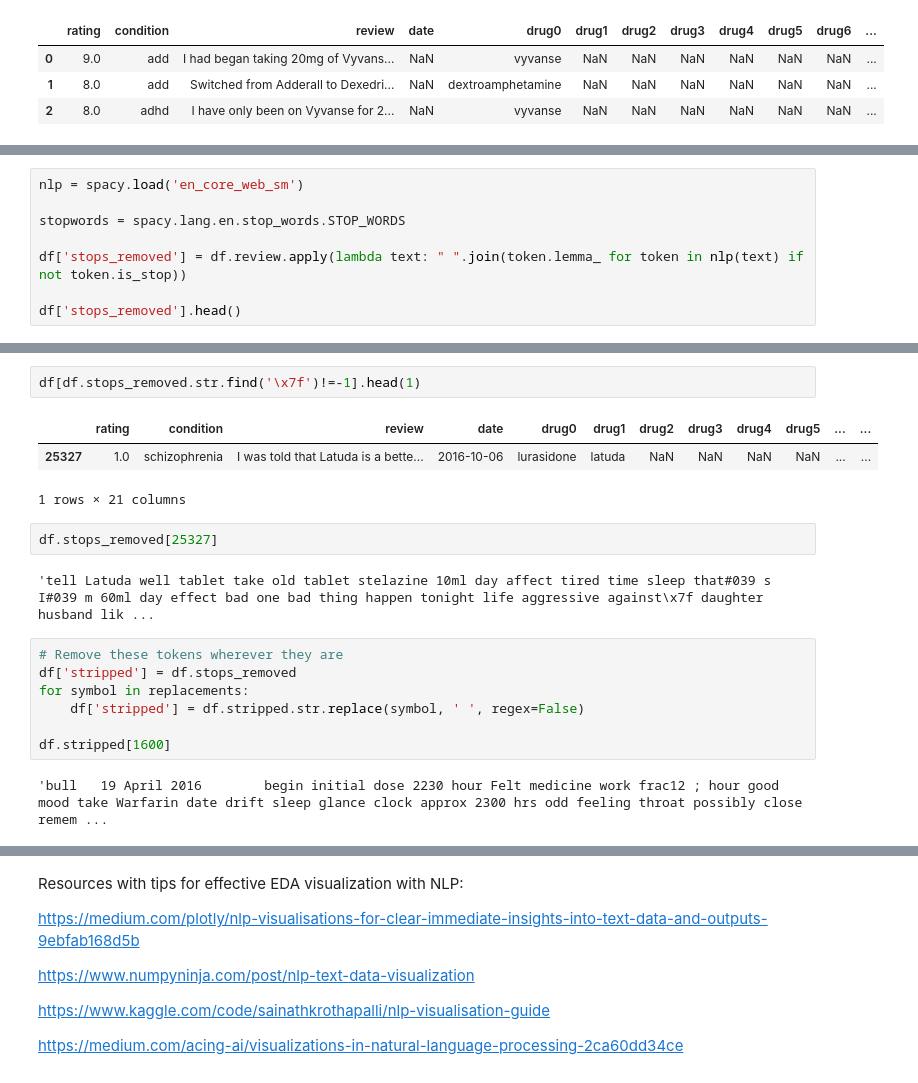
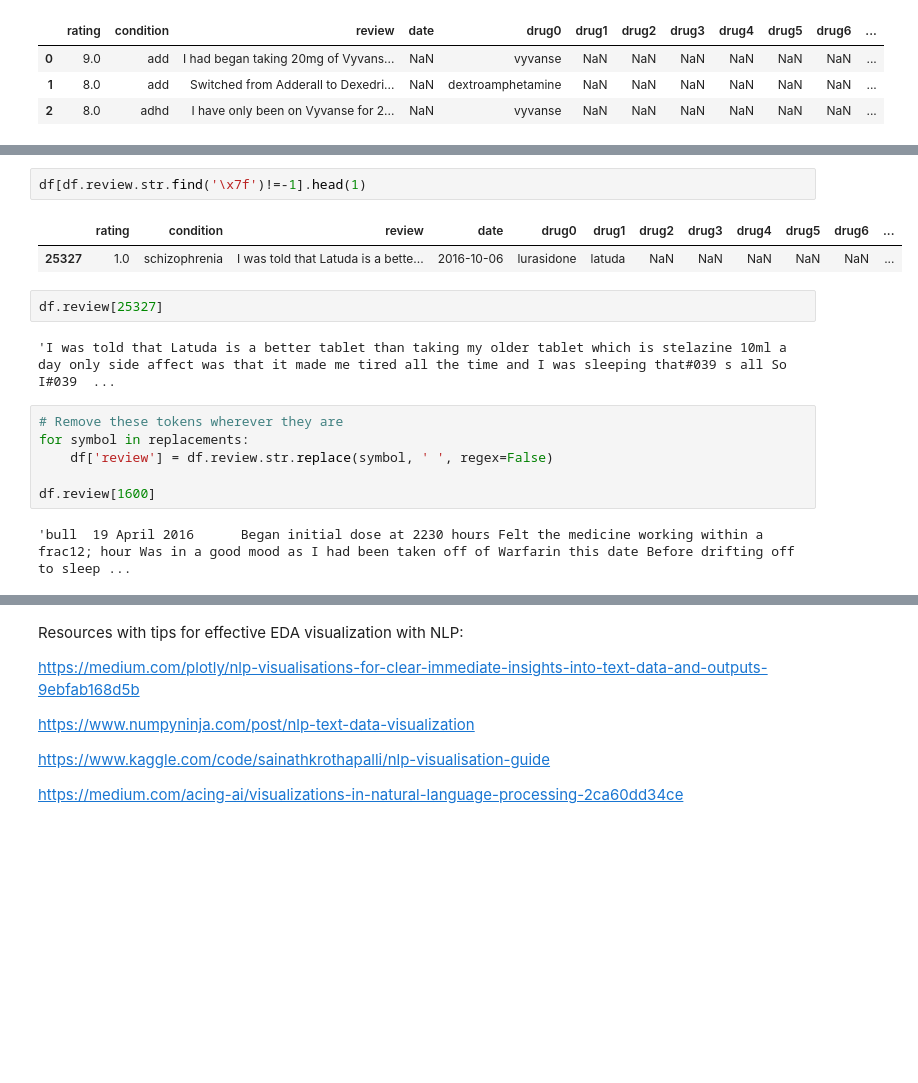
Before and after one commit to fractaldatalearning/psychedelic_efficacy, a Jupyter notebook: notebooks/4-kl-studies-nlp-eda.ipynb, the cells around one changed output, grey strips where cells are left out. Drawn from its saved outputs; the diff is of its cells as text; blank space fills up the shorter version.

Commit message:
stripping tricker symbols coming along

```diff
--- a/notebooks/4-kl-studies-nlp-eda.ipynb
+++ b/notebooks/4-kl-studies-nlp-eda.ipynb
@@ -61,8 +42,0 @@ df.head(3)
-# %%
-nlp = spacy.load('en_core_web_sm')
-
-stopwords = spacy.lang.en.stop_words.STOP_WORDS
-
-df['stops_removed'] = df.review.apply(lambda text: " ".join(token.lemma_ for token in nlp(text) if not token.is_stop))
-
-df['stops_removed'].head()
@@ -135,20 +98,18 @@ df[df.stops_removed.str.find('`')!=-1].head(1)
 # %%
-df[df.stops_removed.str.find('\x7f')!=-1].head(1)
+df[df.review.str.find('\x7f')!=-1].head(1)
 # %% [output]
-|  | rating | condition | review | date | drug0 | drug1 | drug2 | drug3 | drug4 | drug5 | ... | ... |
-| 25327 | 1.0 | schizophrenia | I was told that Latuda is a bette... | 2016-10-06 | lurasidone | latuda | NaN | NaN | NaN | NaN | ... | ... |
+|  | rating | condition | review | date | drug0 | drug1 | drug2 | drug3 | drug4 | drug5 | drug6 | ... |
+| 25327 | 1.0 | schizophrenia | I was told that Latuda is a bette... | 2016-10-06 | lurasidone | latuda | NaN | NaN | NaN | NaN | NaN | ... |
-1 rows × 21 columns
 # %%
-df.stops_removed[25327]
+df.review[25327]
 # %% [output]
-'tell Latuda well tablet take old tablet stelazine 10ml day affect tired time sleep that#039 s I#039 m 60ml day effect bad one bad thing happen tonight life aggressive against\x7f daughter husband lik ...
+'I was told that Latuda is a better tablet than taking my older tablet which is stelazine 10ml a day only side affect was that it made me tired all the time and I was sleeping that#039 s all So I#039  ...
 # %%
 # Remove these tokens wherever they are
-df['stripped'] = df.stops_removed
 for symbol in replacements:
-    df['stripped'] = df.stripped.str.replace(symbol, ' ', regex=False)
+    df['review'] = df.review.str.replace(symbol, ' ', regex=False)
 
-df.stripped[1600]
+df.review[1600]
 # %% [output]
-'bull   19 April 2016        begin initial dose 2230 hour Felt medicine work frac12 ; hour good mood take Warfarin date drift sleep glance clock approx 2300 hrs odd feeling throat possibly close remem ...
+'bull  19 April 2016      Began initial dose at 2230 hours Felt the medicine working within a frac12; hour Was in a good mood as I had been taken off of Warfarin this date Before drifting off to sleep ...
 # %%
```
Also changed, not shown: parts of 76 cells of this notebook, 1 other file.
